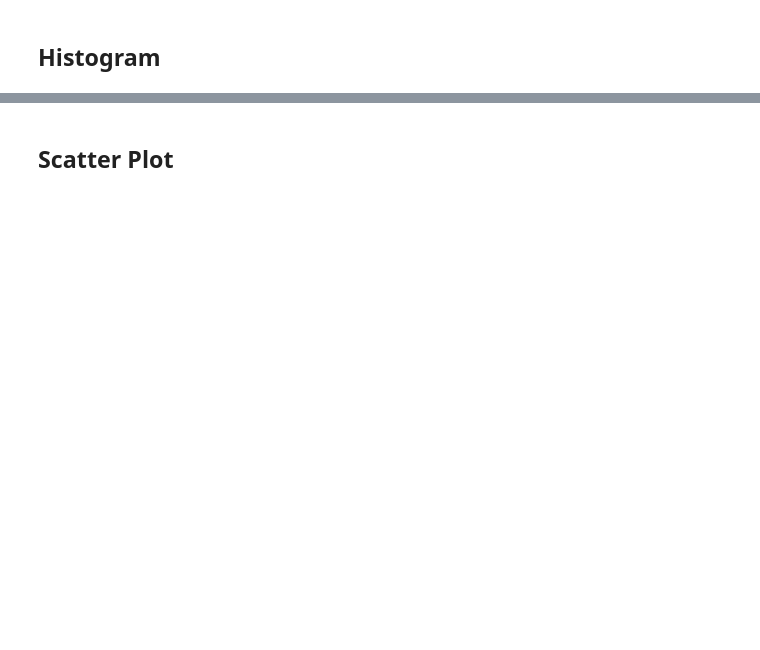
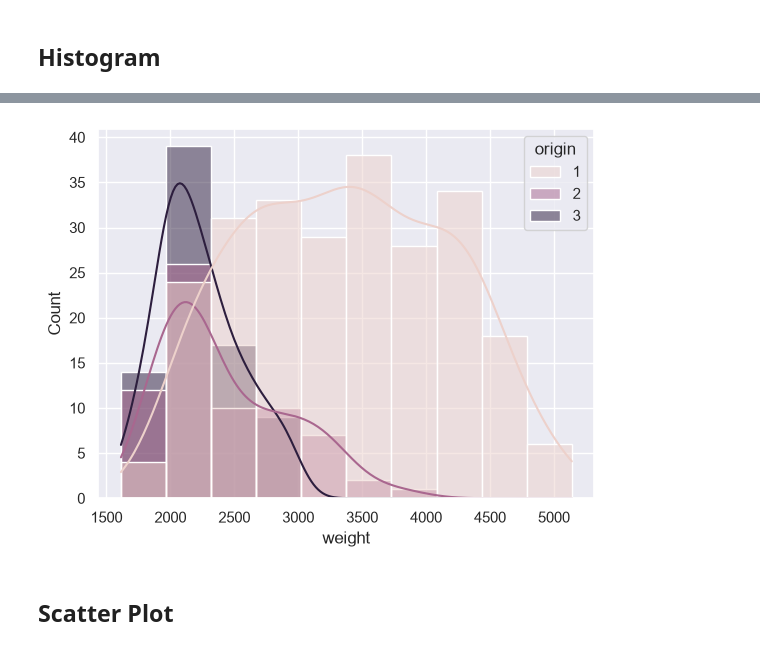
Before and after one commit to deveshpatwa/Free_Datasets, a Jupyter notebook: Python Class Files/Part 12 Seaborn.ipynb, the cells around one changed output, grey strips where cells are left out. Saved outputs shown, nothing was run; the diff lists cells and outputs as text; code cells hidden in the pictures; blank space fills up the shorter version.

```diff
--- a/Python Class Files/Part 12 Seaborn.ipynb
+++ b/Python Class Files/Part 12 Seaborn.ipynb
@@ -36,3 +86,8 @@ plt.show()
+# %%
+sns.histplot(data=car,x="weight",hue="origin",kde=True)
+plt.show()
+# %% [output]
+[figure, added]
 # %% [markdown]
 ## Scatter Plot
 # %%
```
Also changed, not shown: parts of 33 cells of this notebook, 11 other files.
